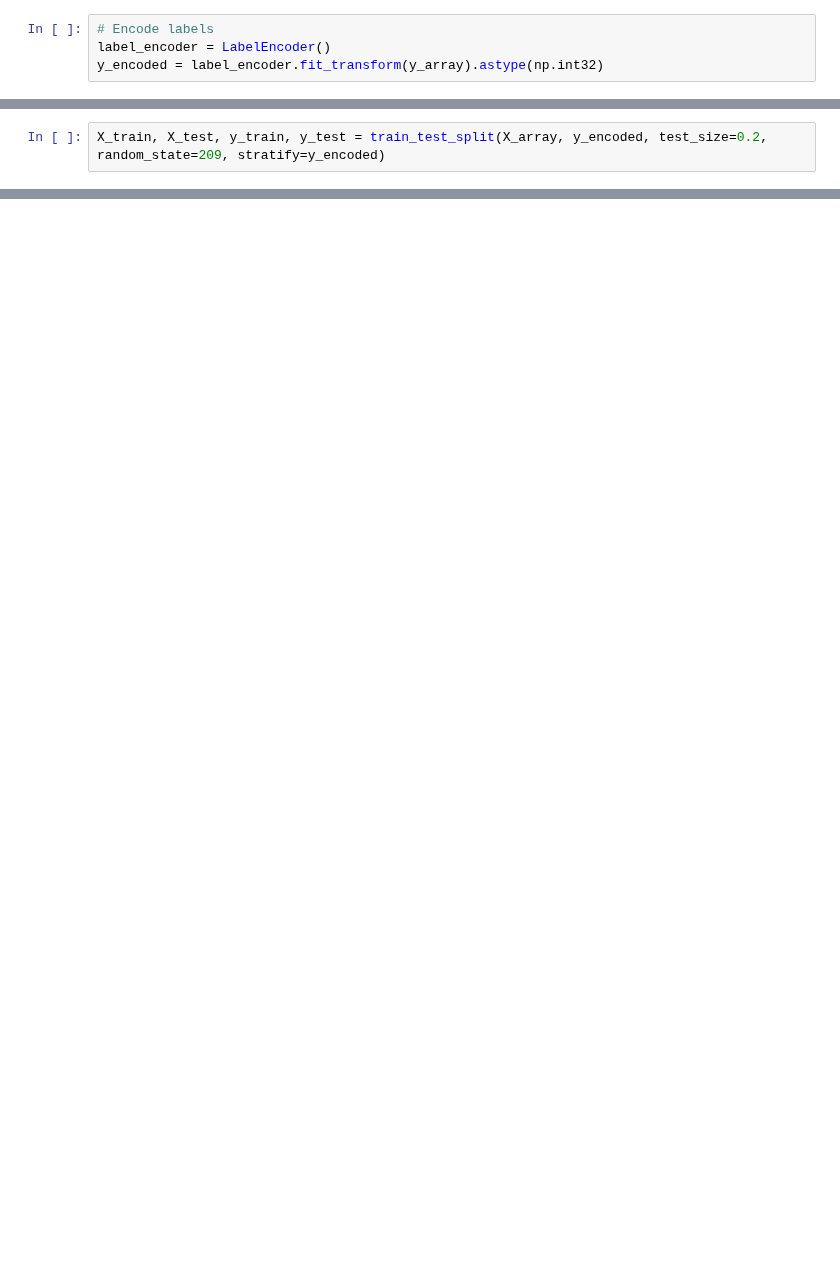
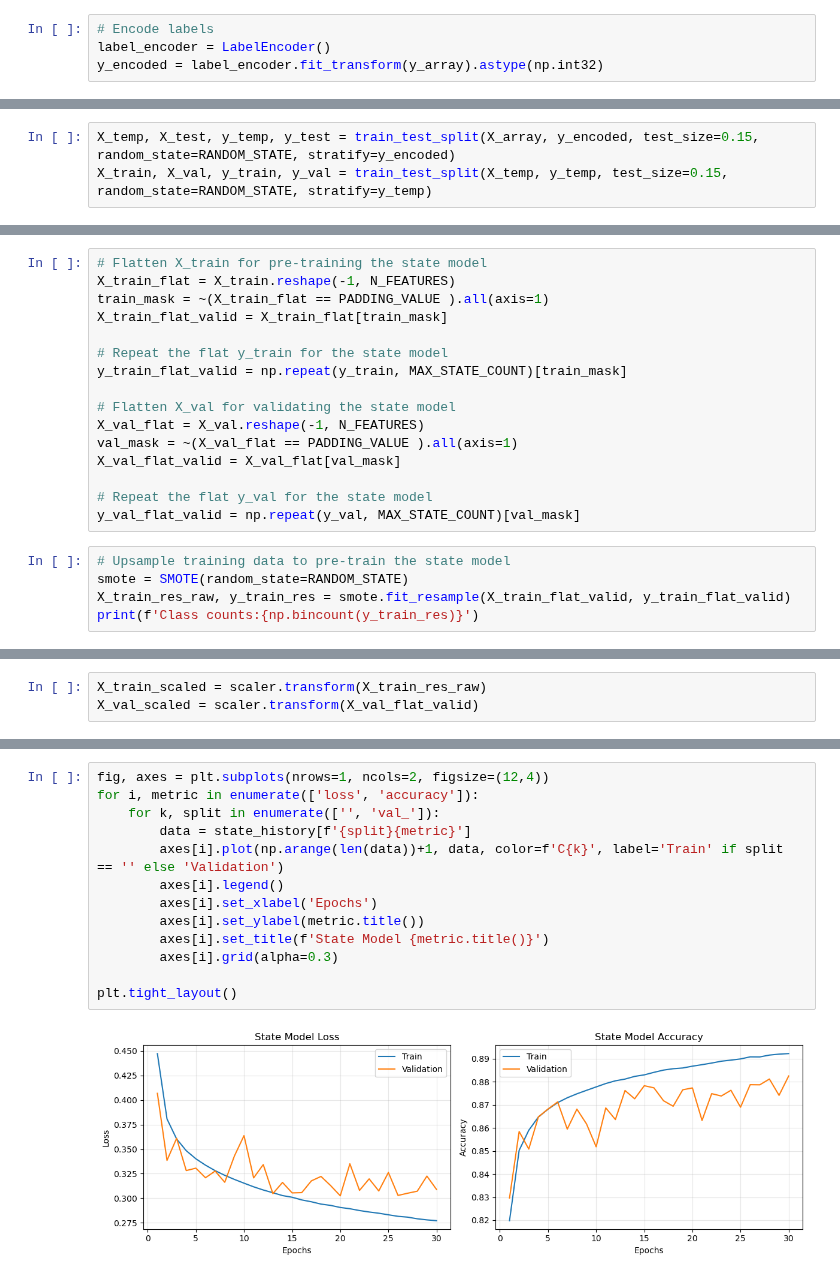
Before and after one commit to tedinspace/space-object-identification, a Jupyter notebook: src/Final_Model_Draft_Padding.ipynb, the cells around one changed output, grey strips where cells are left out. Drawn from its saved outputs; the diff is of its cells as text; blank space fills up the shorter version.

Commit message:
Pre-train state model with SMOTE, 93% accuracy

```diff
--- a/src/Final_Model_Draft_Padding.ipynb
+++ b/src/Final_Model_Draft_Padding.ipynb
@@ -75,2 +93,3 @@ y_encoded = label_encoder.fit_transform(y_array).astype(np.int32)
 # %%
-X_train, X_test, y_train, y_test = train_test_split(X_array, y_encoded, test_size=0.2, random_state=209, stratify=y_encoded)
+X_temp, X_test, y_temp, y_test = train_test_split(X_array, y_encoded, test_size=0.15, random_state=RANDOM_STATE, stratify=y_encoded)
+X_train, X_val, y_train, y_val = train_test_split(X_temp, y_temp, test_size=0.15, random_state=RANDOM_STATE, stratify=y_temp)
@@ -76,0 +98,21 @@ X_train, X_test, y_train, y_test = train_test_split(X_array, y_encoded, test_siz
+# %%
+# Flatten X_train for pre-training the state model
+X_train_flat = X_train.reshape(-1, N_FEATURES)
+train_mask = ~(X_train_flat == PADDING_VALUE ).all(axis=1)
+X_train_flat_valid = X_train_flat[train_mask]
+
+# Repeat the flat y_train for the state model
+y_train_flat_valid = np.repeat(y_train, MAX_STATE_COUNT)[train_mask]
+
+# Flatten X_val for validating the state model
+X_val_flat = X_val.reshape(-1, N_FEATURES)
+val_mask = ~(X_val_flat == PADDING_VALUE ).all(axis=1)
+X_val_flat_valid = X_val_flat[val_mask]
+
+# Repeat the flat y_val for the state model
+y_val_flat_valid = np.repeat(y_val, MAX_STATE_COUNT)[val_mask]
+# %%
+# Upsample training data to pre-train the state model
+smote = SMOTE(random_state=RANDOM_STATE)
+X_train_res_raw, y_train_res = smote.fit_resample(X_train_flat_valid, y_train_flat_valid)
+print(f'Class counts:{np.bincount(y_train_res)}')
@@ -76,0 +123,3 @@ X_train, X_test, y_train, y_test = train_test_split(X_array, y_encoded, test_siz
+# %%
+X_train_scaled = scaler.transform(X_train_res_raw)
+X_val_scaled = scaler.transform(X_val_flat_valid)
@@ -76,0 +215,15 @@ X_train, X_test, y_train, y_test = train_test_split(X_array, y_encoded, test_siz
+# %%
+fig, axes = plt.subplots(nrows=1, ncols=2, figsize=(12,4))
+for i, metric in enumerate(['loss', 'accuracy']):
+    for k, split in enumerate(['', 'val_']):
+        data = state_history[f'{split}{metric}']
+        axes[i].plot(np.arange(len(data))+1, data, color=f'C{k}', label='Train' if split == '' else 'Validation')
+        axes[i].legend()
+        axes[i].set_xlabel('Epochs')
+        axes[i].set_ylabel(metric.title())
+        axes[i].set_title(f'State Model {metric.title()}')
+        axes[i].grid(alpha=0.3)
+
+plt.tight_layout()
+# %% [output]
+[figure, added]
```
Also changed, not shown: parts of 27 cells of this notebook.
